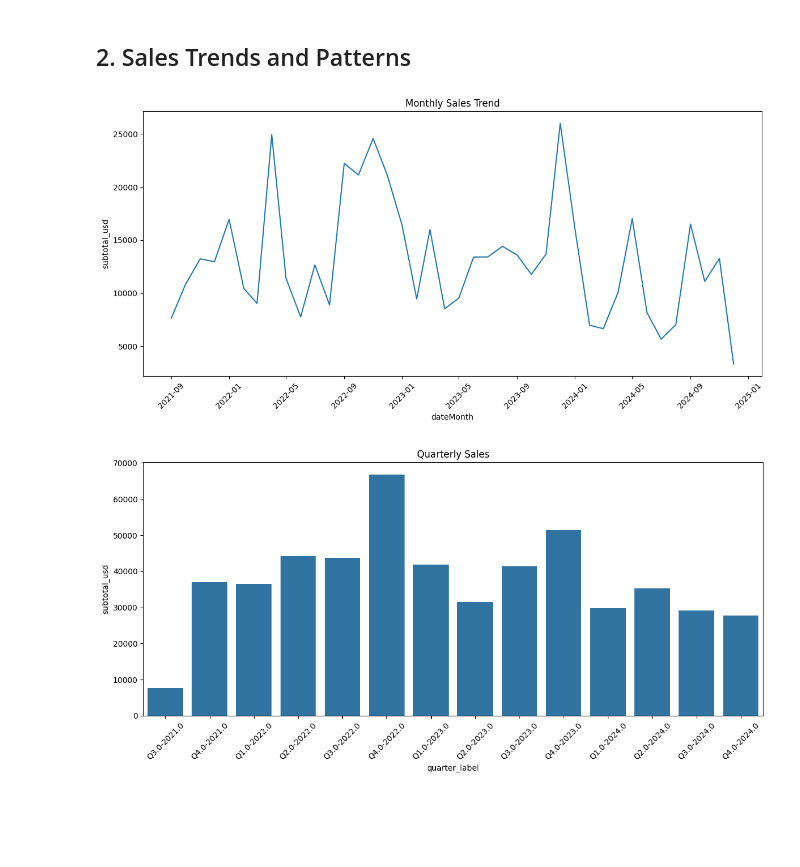
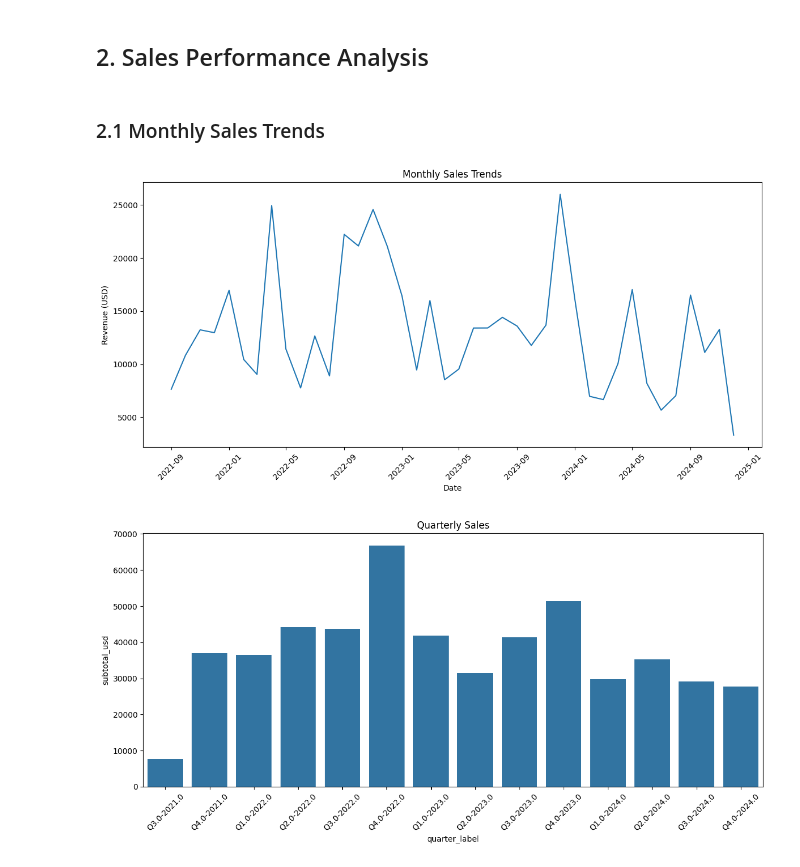
Before and after one commit to nbulygin/homedeco_analysis, a Jupyter notebook: notebooks/01_eda.ipynb, the cells around one changed output. Saved outputs shown, nothing was run; the diff lists cells and outputs as text; code cells hidden in the pictures; blank space fills up the shorter version.

```diff
--- a/notebooks/01_eda.ipynb
+++ b/notebooks/01_eda.ipynb
@@ -10,14 +18,11 @@ This notebook contains the exploratory data analysis of the Home Deco business d
 # Import required libraries
 import pandas as pd
 import numpy as np
+import matplotlib.pyplot as plt
 import seaborn as sns
-import matplotlib.pyplot as plt
-
-# Check available styles
-print("Available styles:", plt.style.available)
-
-# Set simple style for all visualizations
-plt.style.use('default')  # Using default style
+from datetime import datetime
+import warnings
+warnings.filterwarnings('ignore')
 
 # Display settings
 pd.set_option('display.max_columns', None)
@@ -35,15 +121,20 @@ clients_sorted = pd.read_excel('../data/df_clients_daily_sorted.xlsx')
+# %% [markdown]
+## 2. Sales Performance Analysis
 # %% [markdown]
-## 2. Sales Trends and Patterns
+### 2.1 Monthly Sales Trends
 # %%
-# 1. Monthly Sales Analysis
+# Monthly sales trends
 plt.figure(figsize=(12, 6))
-sns.lineplot(data=monthly_sales, x='dateMonth', y='subtotal_usd')
-plt.title('Monthly Sales Trend')
+monthly_trend = monthly_sales.set_index('dateMonth')
+sns.lineplot(data=monthly_trend, x=monthly_trend.index, y='subtotal_usd')
+plt.title('Monthly Sales Trends')
+plt.xlabel('Date')
+plt.ylabel('Revenue (USD)')
 plt.xticks(rotation=45)
 plt.tight_layout()
 plt.show()
 # %% [output]
-[figure, old version]
+[figure, new version]
 # %%
 # Quarterly Sales Analysis
 quarterly_sales = monthly_sales.groupby(['year', 'quarter']).agg({
```
Also changed, not shown: parts of 39 cells of this notebook, 4 other files.
